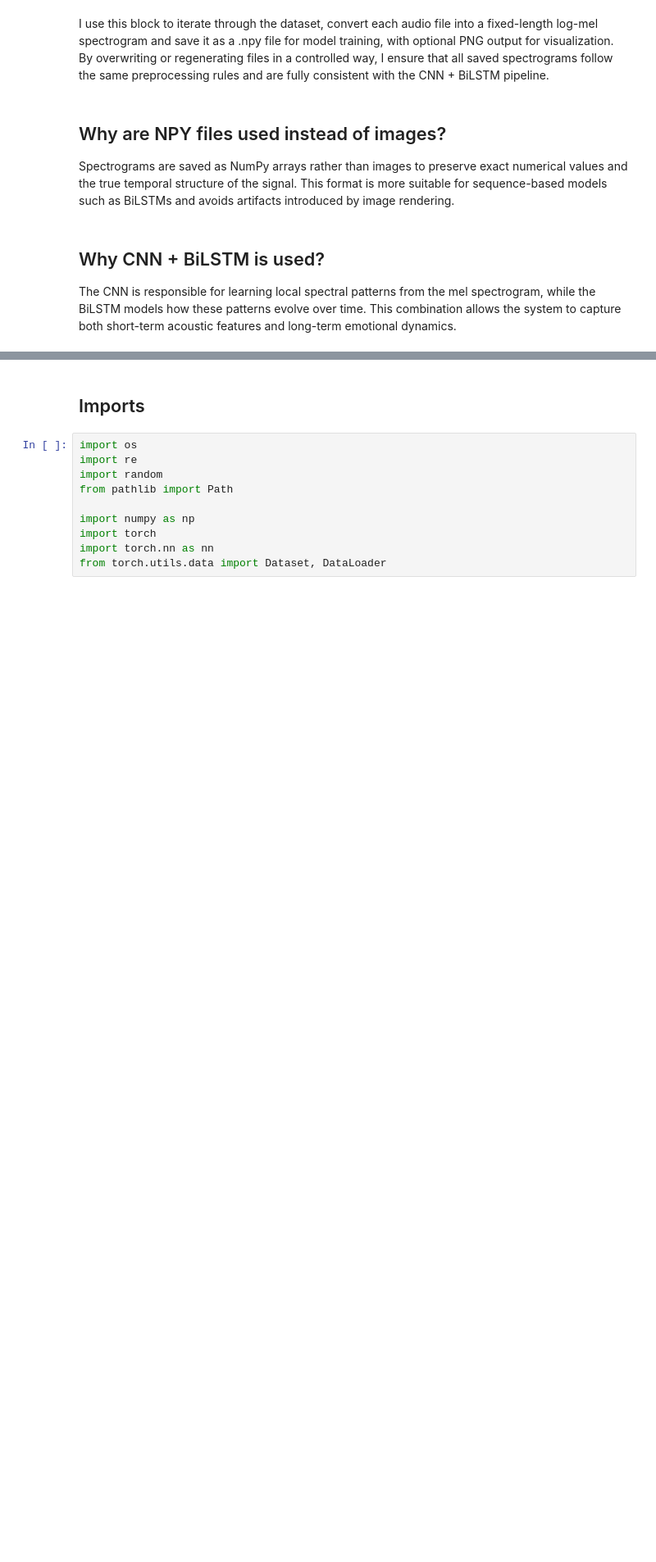
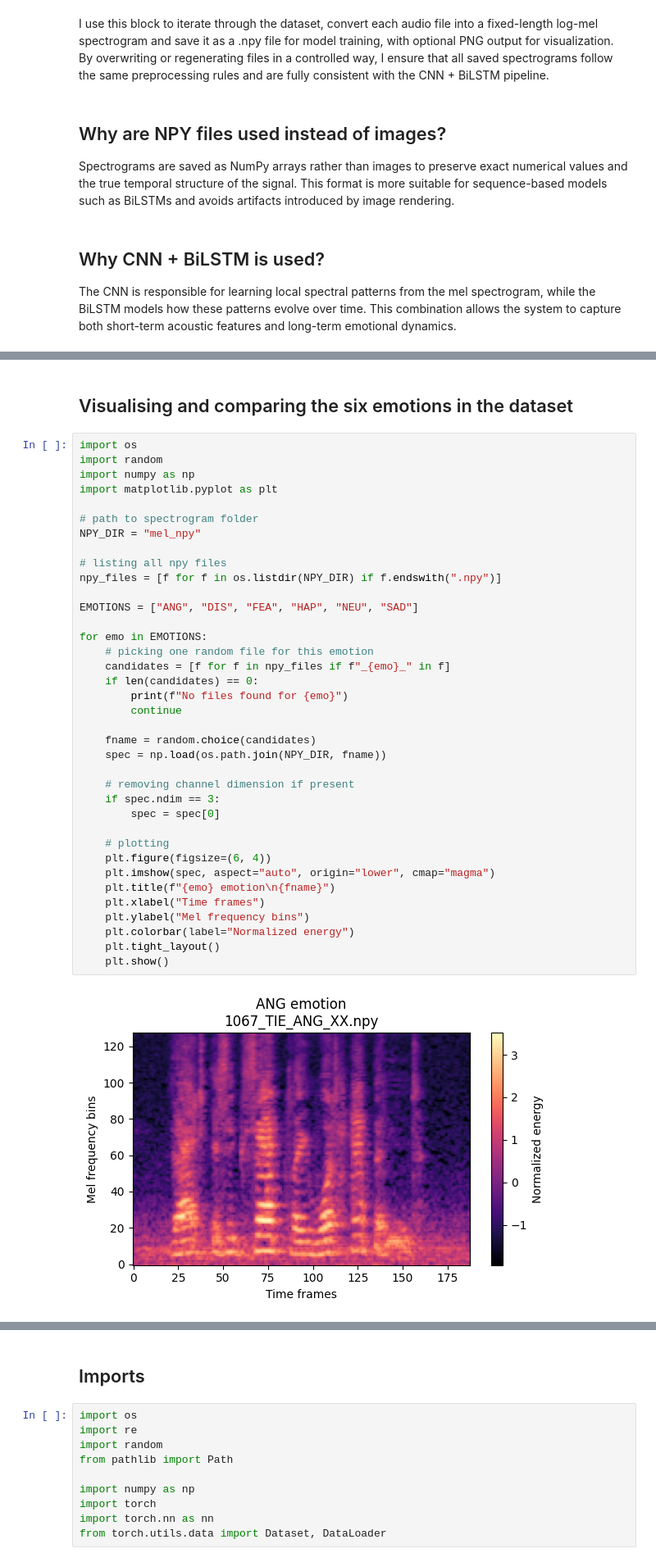
Before and after one commit to Preslavva/EmoReco, a Jupyter notebook: CNN.ipynb, the cells around one changed output, grey strips where cells are left out. Shown at 82% size. Cells and saved outputs as stored; diff of their text form; blank space fills up the shorter version.

```diff
--- a/CNN.ipynb
+++ b/CNN.ipynb
@@ -226,0 +235,41 @@ plt.show()
+# %% [markdown]
+## Visualising and comparing the six emotions in the dataset
+# %%
+import os
+import random
+import numpy as np
+import matplotlib.pyplot as plt
+
+# path to spectrogram folder
+NPY_DIR = "mel_npy"
+
+# listing all npy files
+npy_files = [f for f in os.listdir(NPY_DIR) if f.endswith(".npy")]
+
+EMOTIONS = ["ANG", "DIS", "FEA", "HAP", "NEU", "SAD"]
+
+for emo in EMOTIONS:
+    # picking one random file for this emotion
+    candidates = [f for f in npy_files if f"_{emo}_" in f]
+    if len(candidates) == 0:
+        print(f"No files found for {emo}")
+        continue
+
+    fname = random.choice(candidates)
+    spec = np.load(os.path.join(NPY_DIR, fname))
+
+    # removing channel dimension if present
+    if spec.ndim == 3:
+        spec = spec[0]
+
+    # plotting
+    plt.figure(figsize=(6, 4))
+    plt.imshow(spec, aspect="auto", origin="lower", cmap="magma")
+    plt.title(f"{emo} emotion\n{fname}")
+    plt.xlabel("Time frames")
+    plt.ylabel("Mel frequency bins")
+    plt.colorbar(label="Normalized energy")
+    plt.tight_layout()
+    plt.show()
+# %% [output]
+[figure, added]
```
Also changed, not shown: parts of 77 cells of this notebook.
